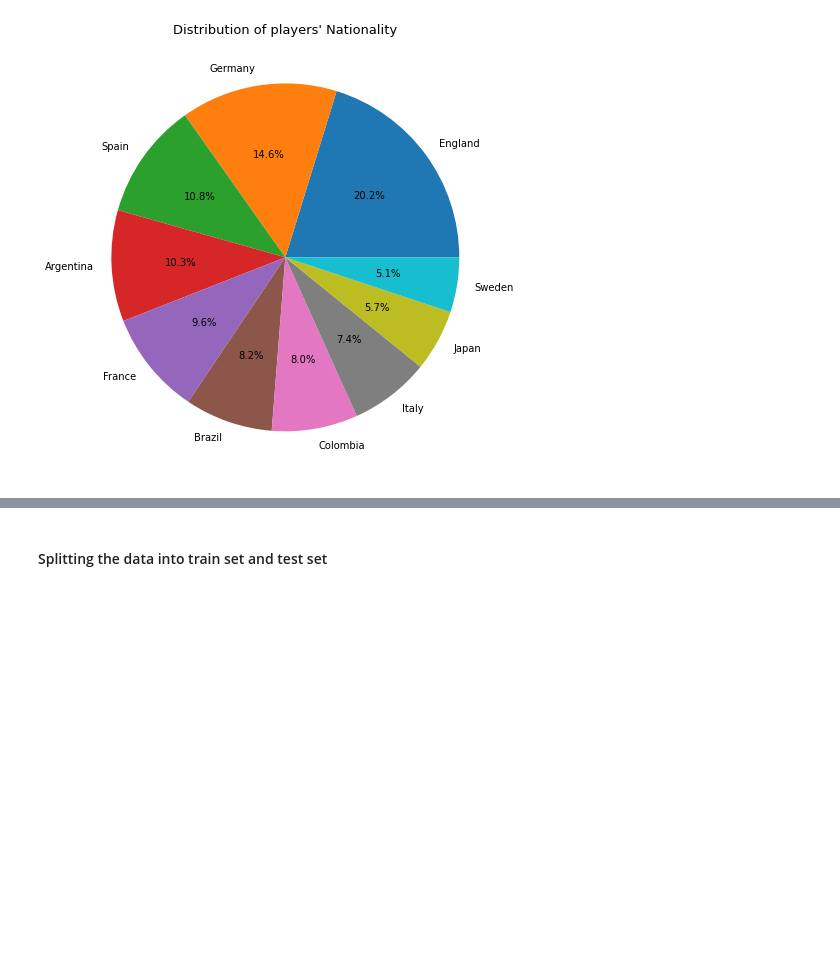
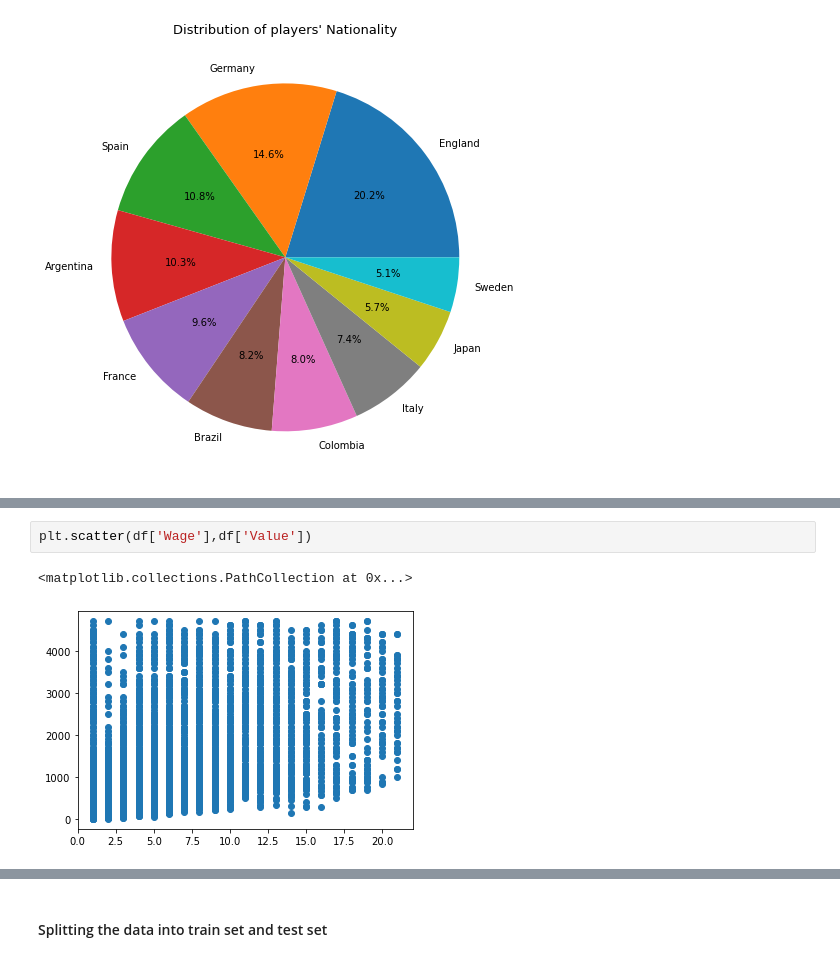
Before and after one commit to yash12888/fifa_regn, a Jupyter notebook: fifa_regression.ipynb, the cells around one changed output, grey strips where cells are left out. Cells and saved outputs as stored; diff of their text form; blank space fills up the shorter version.

```diff
--- a/fifa_regression.ipynb
+++ b/fifa_regression.ipynb
@@ -421,0 +452,5 @@ plt.show()
+# %%
+plt.scatter(df['Wage'],df['Value'])
+# %% [output]
+<matplotlib.collections.PathCollection at 0x...>
+[figure, added]
```
Also changed, not shown: parts of 58 cells of this notebook.
